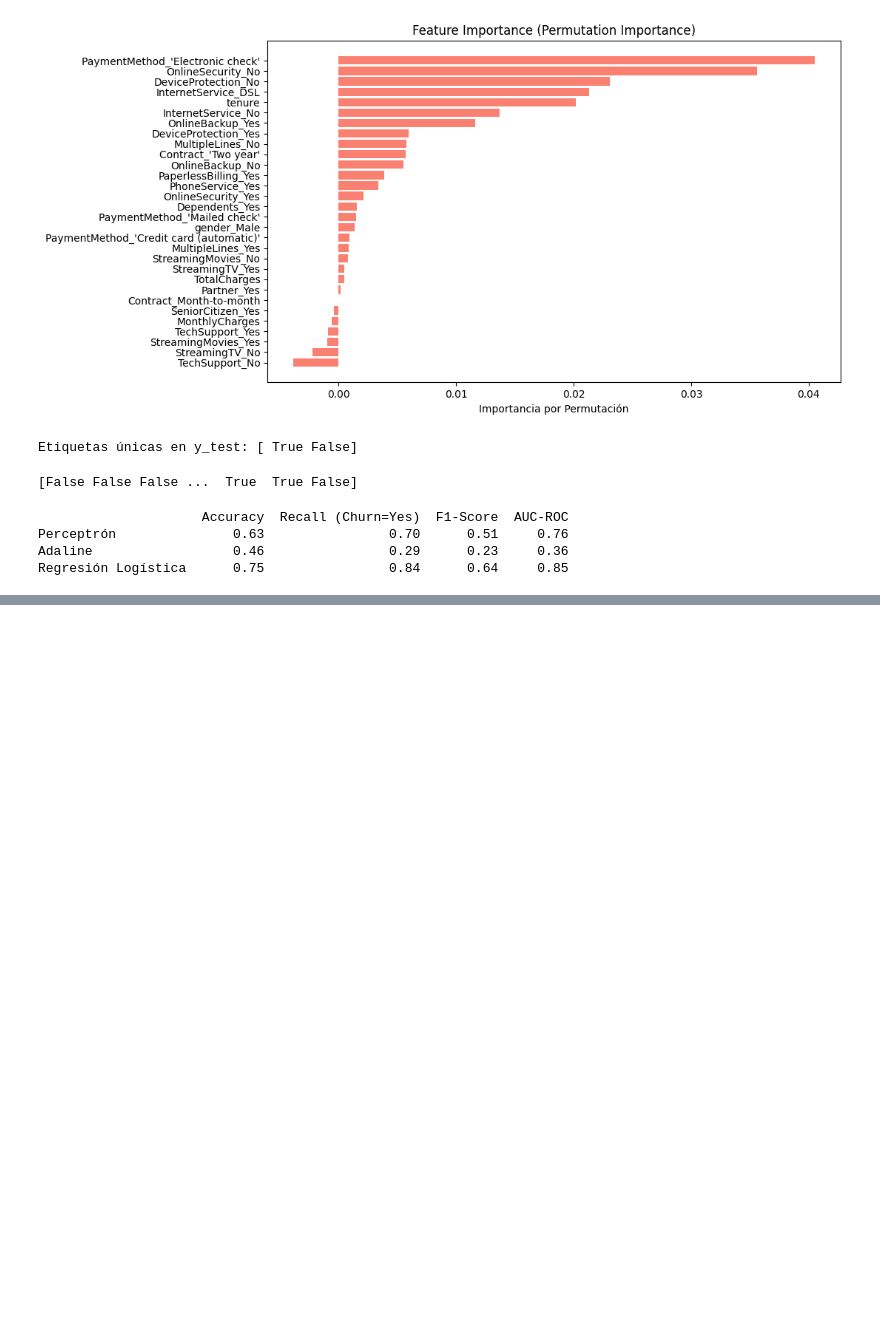
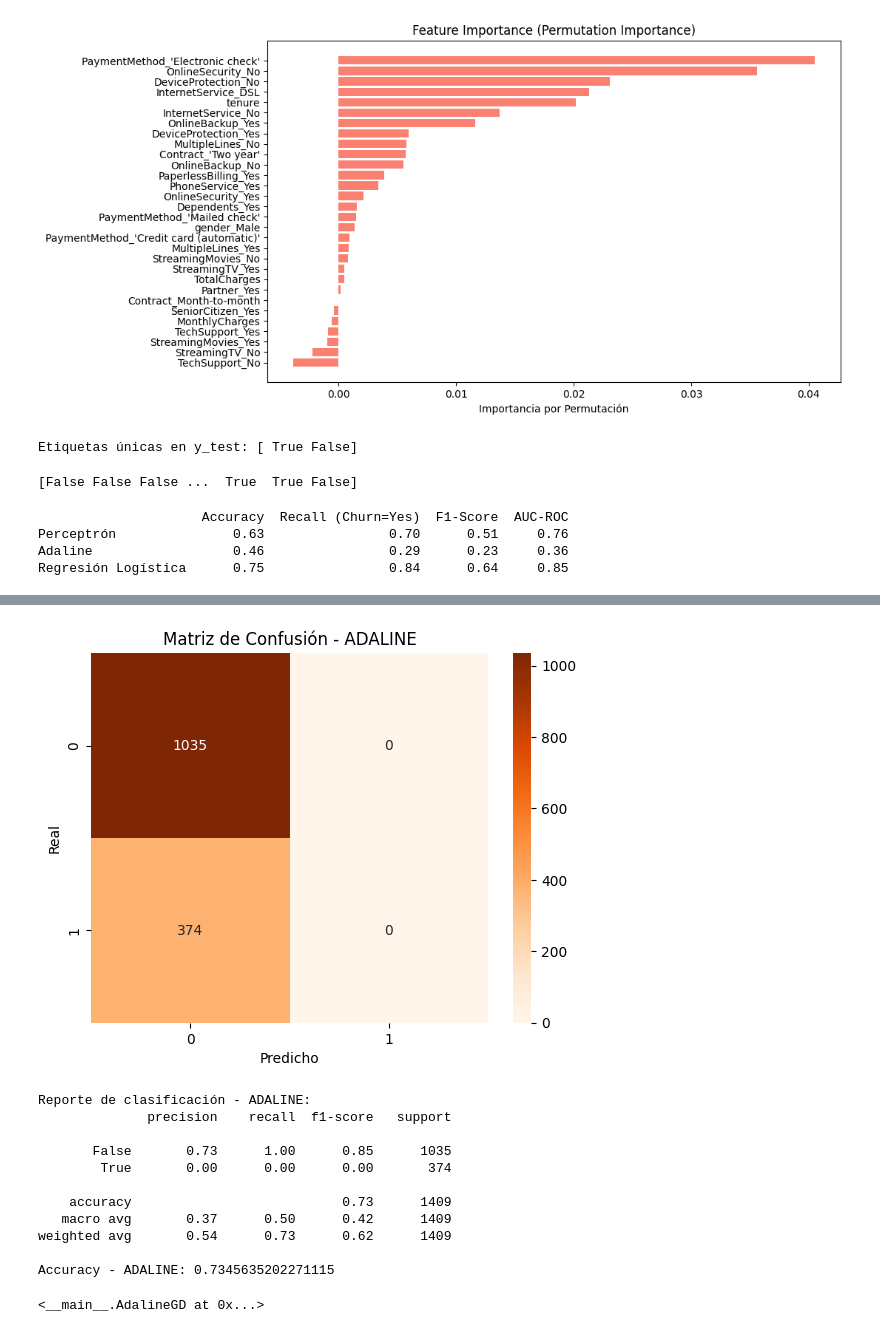
Before and after one commit to carenpg/Proyecto2-Analitica, a Jupyter notebook: prueba.ipynb, the cells around one changed output, grey strips where cells are left out. Cells and saved outputs as stored; diff of their text form; code cells hidden in the pictures; blank space fills up the shorter version.

```diff
--- a/prueba.ipynb
+++ b/prueba.ipynb
@@ -931,0 +1083,10 @@ Regresión Logística      0.75                0.84      0.64     0.85
+# %%
+from sklearn.preprocessing import StandardScaler
+
+scaler = StandardScaler()
+
+# Aplica solo al entrenamiento balanceado
+X_train_bal_scaled = scaler.fit_transform(X_train_bal)
+
+# También escalar test para evaluación (usa .transform)
+X_test_scaled = scaler.transform(X_test)
@@ -931,0 +1098,35 @@ Regresión Logística      0.75                0.84      0.64     0.85
+# %%
+from sklearn.metrics import classification_report, confusion_matrix, accuracy_score
+
+y_pred_adaline = adaline.predict(X_test)
+
+# Matriz de confusión
+cm_adaline = confusion_matrix(y_test, y_pred_adaline)
+sns.heatmap(cm_adaline, annot=True, fmt='d', cmap='Oranges')
+plt.xlabel('Predicho')
+plt.ylabel('Real')
+plt.title('Matriz de Confusión - ADALINE')
+plt.show()
+
+# Reporte
+print("Reporte de clasificación - ADALINE:")
+print(classification_report(y_test, y_pred_adaline))
+print("Accuracy - ADALINE:", accuracy_score(y_test, y_pred_adaline))
+# %% [output]
+[figure, added]
+Reporte de clasificación - ADALINE:
+              precision    recall  f1-score   support
+
+       False       0.73      1.00      0.85      1035
+        True       0.00      0.00      0.00       374
+
+    accuracy                           0.73      1409
+   macro avg       0.37      0.50      0.42      1409
+weighted avg       0.54      0.73      0.62      1409
+
+Accuracy - ADALINE: 0.7345635202271115
+# %%
+adaline = AdalineGD(eta=0.01, n_iter=500)
+adaline.fit(X_train_bal_scaled, y_train_bal)
+# %% [output]
+<__main__.AdalineGD at 0x...>
```
Also changed, not shown: parts of 22 cells of this notebook.
